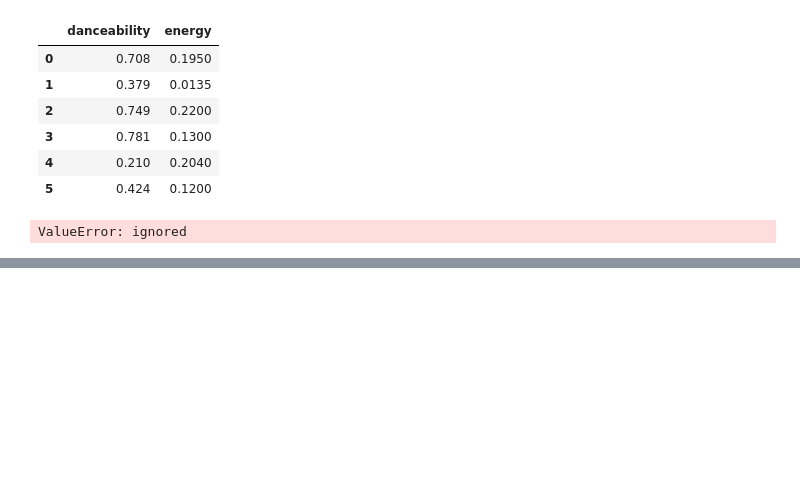
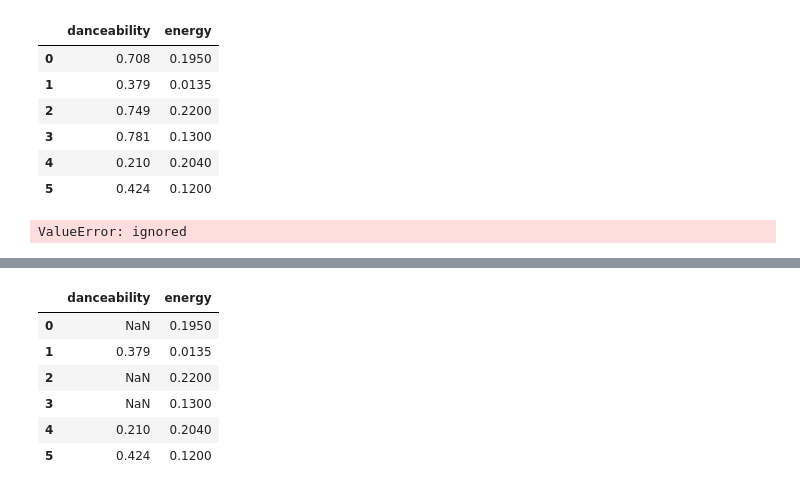
Before and after one commit to FilippMakarov/chekFM, a Jupyter notebook: 18.ipynb, the cells around one changed output, grey strips where cells are left out. Cells and saved outputs as stored; diff of their text form; code cells hidden in the pictures; blank space fills up the shorter version.

```diff
--- a/18.ipynb
+++ b/18.ipynb
@@ -110,0 +121,10 @@ ValueError: ignored
+# %%
+df2[(df2 < 0.5) & (df2 >0)]
+# %% [output]
+|  | danceability | energy |
+| 0 | NaN | 0.1950 |
+| 1 | 0.379 | 0.0135 |
+| 2 | NaN | 0.2200 |
+| 3 | NaN | 0.1300 |
+| 4 | 0.210 | 0.2040 |
+| 5 | 0.424 | 0.1200 |
```
Also changed, not shown: parts of 1 cell of this notebook.
